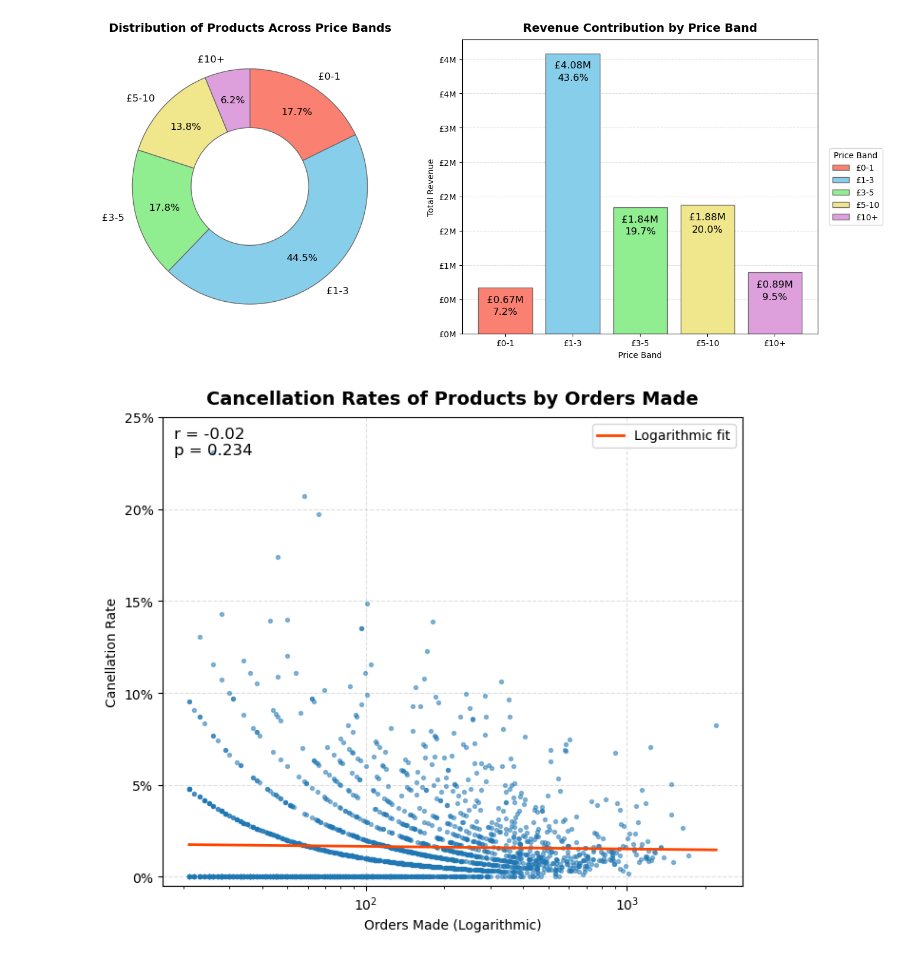
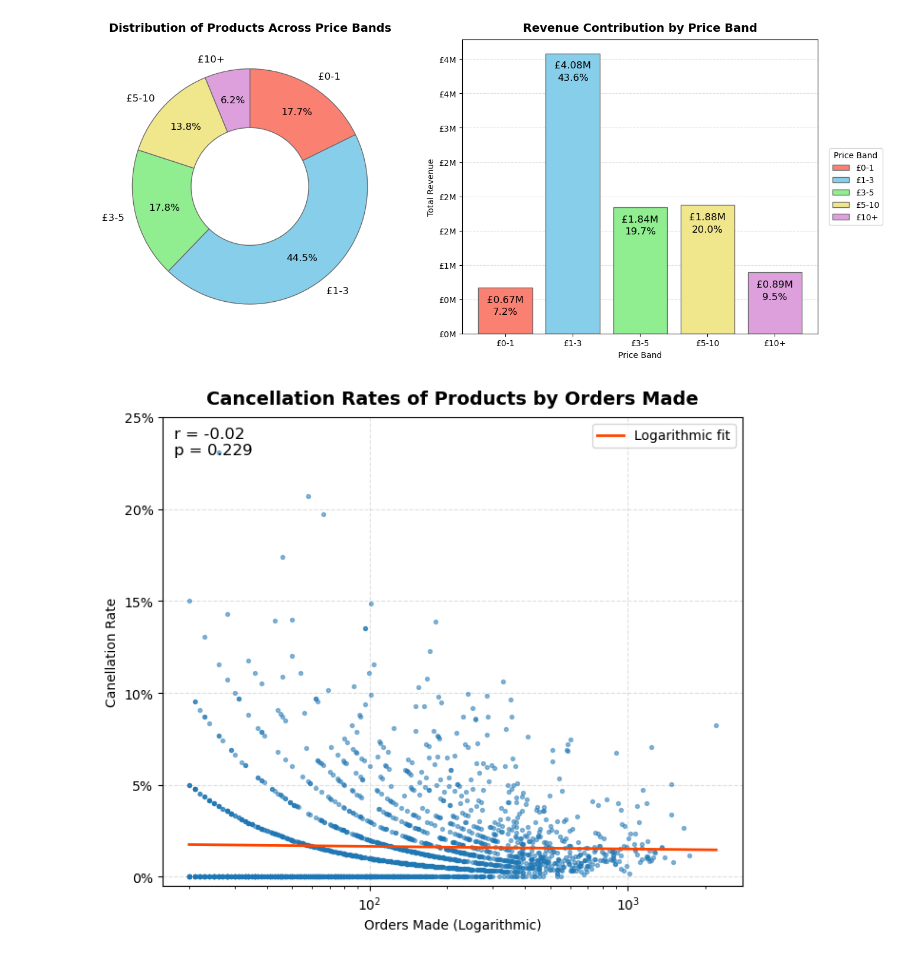
Before and after one commit to EdwardHowell627/Python_Online_Sales_Analysis, a Jupyter notebook: analysis/1_products.ipynb, the cells around one changed output. Saved outputs shown, nothing was run; the diff lists cells and outputs as text; code cells hidden in the pictures.

```diff
--- a/analysis/1_products.ipynb
+++ b/analysis/1_products.ipynb
@@ -33,6 +33,7 @@ df['TotalPrice'] = df['Quantity'] * df['UnitPrice']
 
 # Removed rows documenting product damage
 df = df.drop(index=df[(df.Quantity < 0) & (~df.Cancelled)].index)
+df['Quantity'] = abs(df['Quantity'])
 
 # Data separation by cancelled
 df_full = df.copy()
@@ -161,7 +162,7 @@ plt.savefig('../assets/2_PriceBandAnalysis.png', dpi=200)
 # Calculation
 cancelled_group = (df_full.groupby(['StockCode', 'Cancelled'], observed=True)['StockCode'].count().unstack(fill_value=0))
 cancelled_group = cancelled_group.rename(columns={False: 'NotCancelled', True: 'Cancelled'})
-cancelled_group = cancelled_group[(cancelled_group.Cancelled + cancelled_group.NotCancelled) > 20]
+cancelled_group = cancelled_group[(cancelled_group.Cancelled + cancelled_group.NotCancelled) >= 20]
 cancelled_group['PercentCancelled'] = (cancelled_group['Cancelled'] / (cancelled_group['NotCancelled'] + cancelled_group['Cancelled']))
 
 
@@ -176,32 +177,32 @@ ax.scatter(x=x, y=y, alpha=0.5, s=8)
 
 ax.set_xscale('log')
 ax.set_ylim((-0.005,0.25))
 
 ax.grid(axis="both", linestyle='--', alpha=0.4)
 ax.set_axisbelow(True)
 
 ax.yaxis.set_major_formatter(FuncFormatter(lambda y, _: f'{y*100:.0f}%'))
 
 ax.set_title('Cancellation Rates of Products by Orders Made', fontsize=14, weight='bold', pad=10)
 ax.set_ylabel('Canellation Rate')
 ax.set_xlabel('Orders Made (Logarithmic)')
 
 
 ## Line of best fit
 x_log = np.log10(x)
 
 m, b = np.polyfit(x_log, y, 1)
 x_line_log = np.linspace(x_log.min(), x_log.max(), 200)
 y_line = m * x_line_log + b
 plt.plot(10**x_line_log,y_line, color='orangered', linewidth=2, label='Logarithmic fit')
 plt.legend()
 
 
 ## Finish
 r, p = pearsonr(x_log, y)
 plt.text(0.02, 0.98, f"r = {r:.2f}\np = {p:.3g}", transform=plt.gca().transAxes, va='top', fontsize=12);
 
 plt.tight_layout()
-plt.savefig('../assets/3_CancellationRates.png', dpi=200)
+plt.savefig('../assets/3_CancellationRates.png', dpi=200, bbox_inches='tight')
 # %% [output]
-[figure, old version]
+[figure, new version]
```
Also changed, not shown: parts of 2 cells of this notebook, 2 other files.
